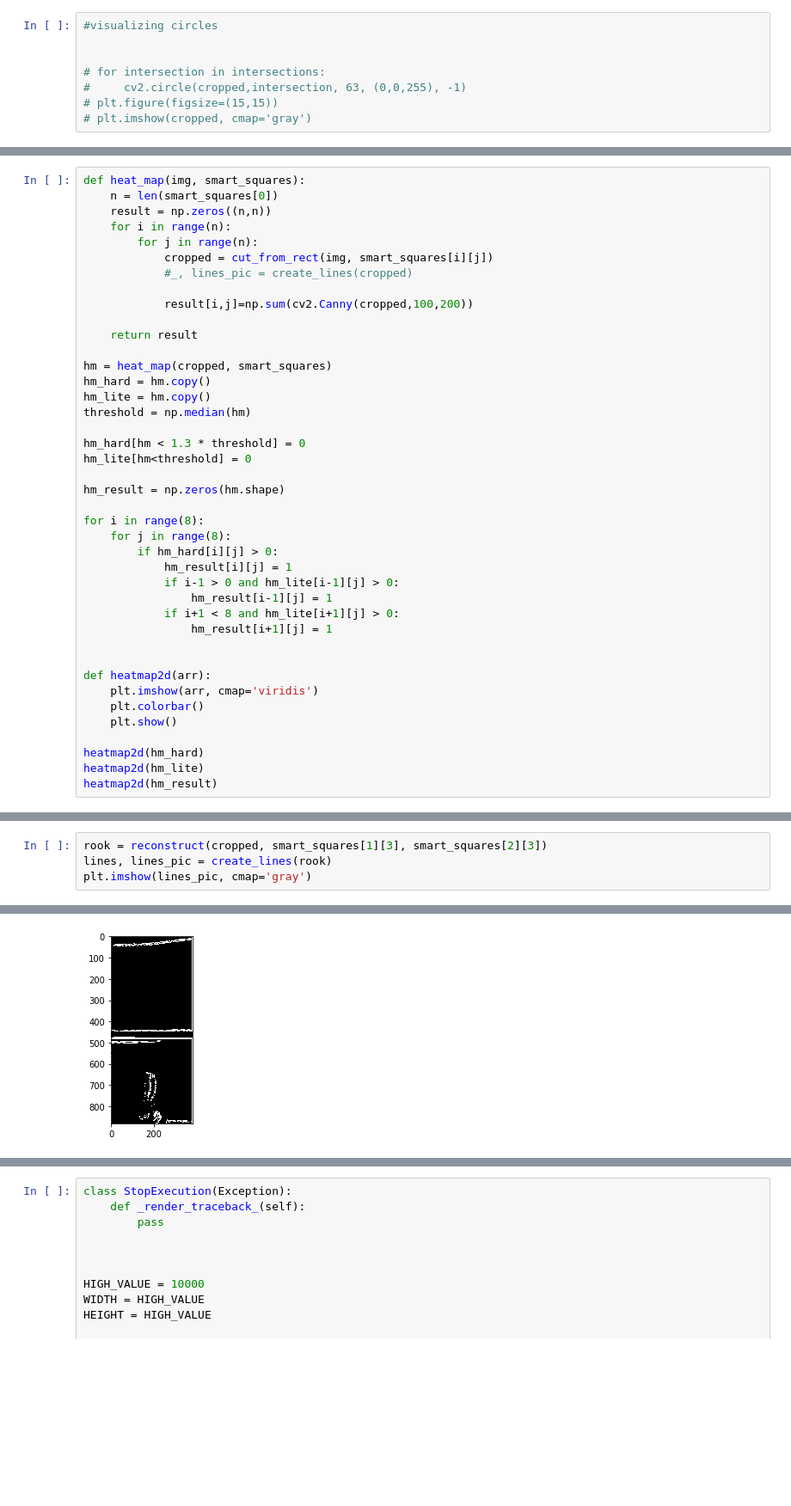
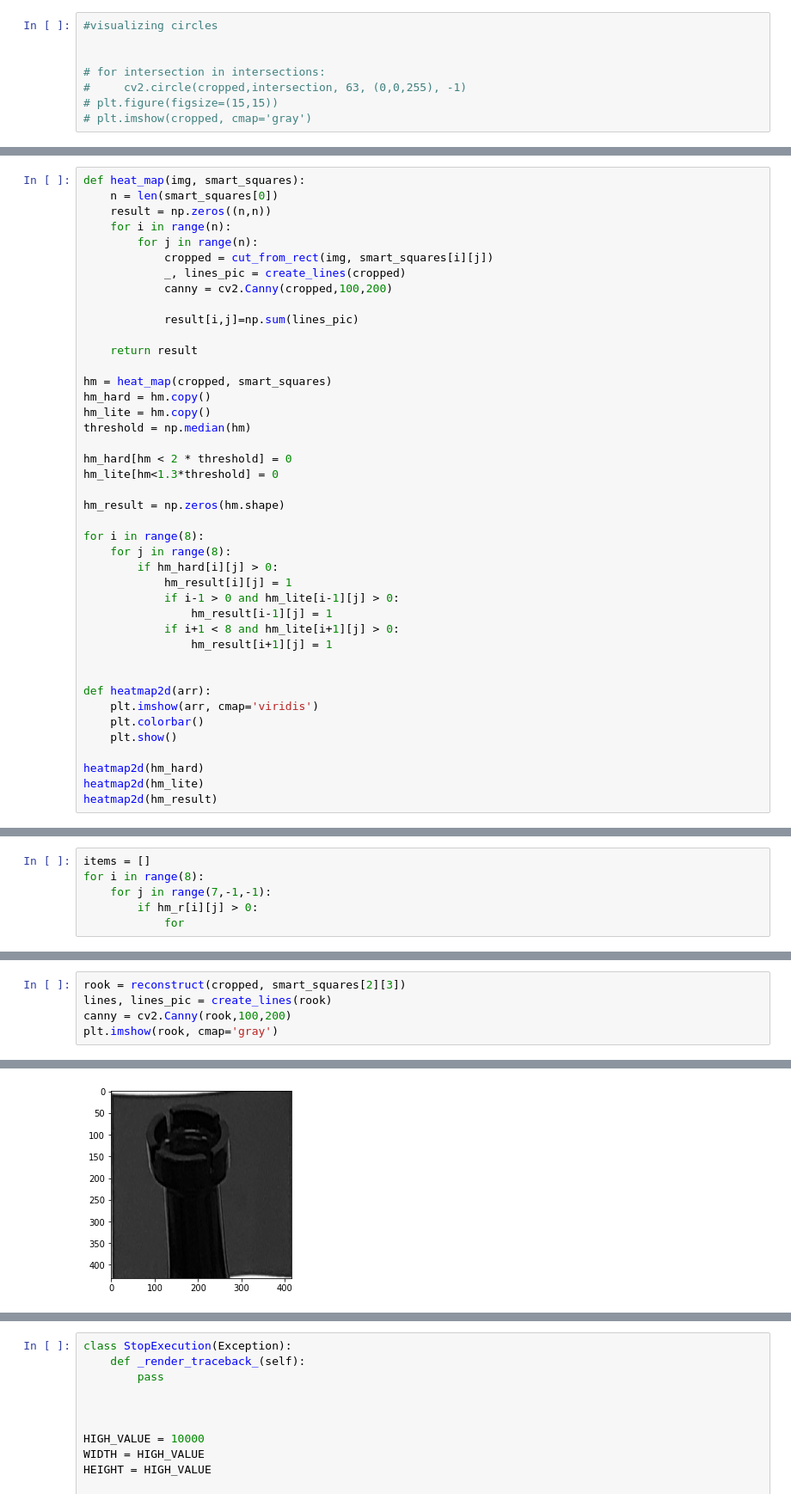
Before and after one commit to xtreemtg/chess_cheaters, a Jupyter notebook: Board_recognizer.ipynb, the cells around one changed output, grey strips where cells are left out. Shown at 86% size. Cells and saved outputs as stored; diff of their text form; blank space fills up the shorter version.

Commit message:
heatmap fixed + added pieces cropping

```diff
--- a/Board_recognizer.ipynb
+++ b/Board_recognizer.ipynb
@@ -321,9 +318,10 @@ def heat_map(img, smart_squares):
     for i in range(n):
         for j in range(n):
             cropped = cut_from_rect(img, smart_squares[i][j])
-            #_, lines_pic = create_lines(cropped)
+            _, lines_pic = create_lines(cropped)
+            canny = cv2.Canny(cropped,100,200)
 
-            result[i,j]=np.sum(cv2.Canny(cropped,100,200))
+            result[i,j]=np.sum(lines_pic)
 
     return result
 
@@ -332,8 +330,8 @@ hm_hard = hm.copy()
 hm_lite = hm.copy()
 threshold = np.median(hm)
 
-hm_hard[hm < 1.3 * threshold] = 0
-hm_lite[hm<threshold] = 0
+hm_hard[hm < 2 * threshold] = 0
+hm_lite[hm<1.3*threshold] = 0
 
 hm_result = np.zeros(hm.shape)
 
@@ -362,3 +360,9 @@ heatmap2d(hm_result)
+# %%
+items = []
+for i in range(8):
+    for j in range(7,-1,-1):
+        if hm_r[i][j] > 0:
+            for
 # %%
 hm_r = np.zeros(hm_hard.shape)
 for i in range(8):
@@ -413,7 +460,8 @@ plt.imshow(pre_process_image(rook), cmap='gray')
 # %%
-rook = reconstruct(cropped, smart_squares[1][3], smart_squares[2][3])
+rook = reconstruct(cropped, smart_squares[2][3])
 lines, lines_pic = create_lines(rook)
-plt.imshow(lines_pic, cmap='gray')
+canny = cv2.Canny(rook,100,200)
+plt.imshow(rook, cmap='gray')
 # %% [output]
 <matplotlib.image.AxesImage at 0x...>
-[figure, old version]
+[figure, new version]
```
Also changed, not shown: parts of 12 cells of this notebook, 1 other file.
